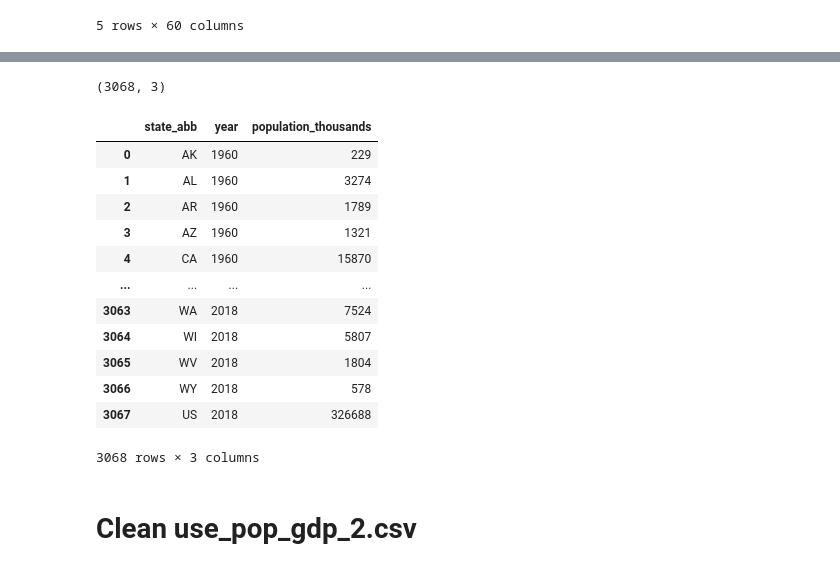
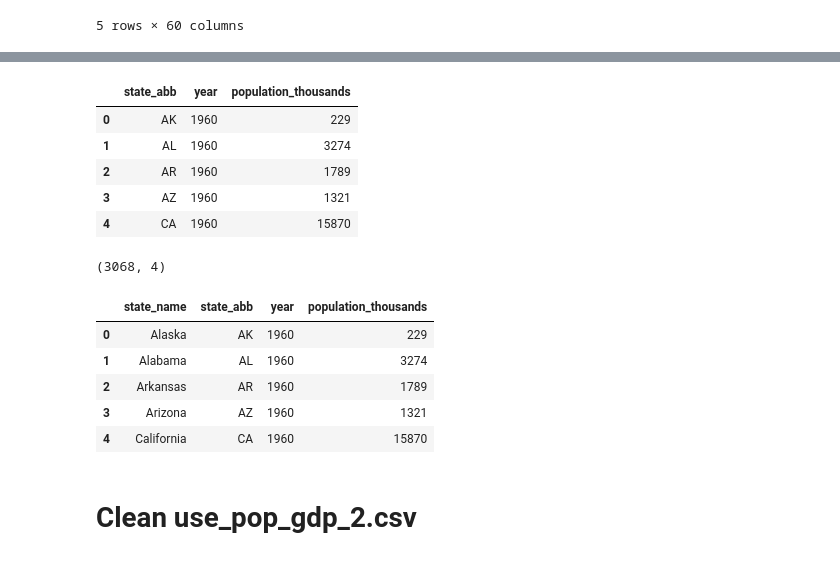
Before and after one commit to irenedepacina/final_project, a Jupyter notebook: ETL.ipynb, the cells around one changed output, grey strips where cells are left out. Saved outputs shown, nothing was run; the diff lists cells and outputs as text; code cells hidden in the pictures.

Commit message:
Added state name and abb columns to most tables

```diff
--- a/ETL.ipynb
+++ b/ETL.ipynb
@@ -252,30 +272,39 @@ dtype: int64
 # %%
 # Reshape the dataframe to a 3 column data frame using the pandas melt method
 df4 = pd.melt(df4, id_vars=['State'],
         value_vars= list(df4.columns[1:]),
         var_name='Year',
         value_name='population_thousands')
 
 # Rename the columns
 df4.columns = ['state_abb','year', 'population_thousands']
 
-print(df4.shape)
-df4
+df4.head()
 # %% [output]
-(3068, 3)
 |  | state_abb | year | population_thousands |
 | 0 | AK | 1960 | 229 |
 | 1 | AL | 1960 | 3274 |
 | 2 | AR | 1960 | 1789 |
 | 3 | AZ | 1960 | 1321 |
 | 4 | CA | 1960 | 15870 |
-| ... | ... | ... | ... |
-| 3063 | WA | 2018 | 7524 |
-| 3064 | WI | 2018 | 5807 |
-| 3065 | WV | 2018 | 1804 |
-| 3066 | WY | 2018 | 578 |
-| 3067 | US | 2018 | 326688 |
-3068 rows × 3 columns
+# %%
+# Add a state name column
+df4['state_name'] = df4['state_abb'].apply(lambda x: abb_name_dict[x])
+
+# Rearrange columns
+df4 = df4[['state_name','state_abb','year', 'population_thousands']].copy()
+
+print(df4.shape)
+
+df4.head()
+# %% [output]
+(3068, 4)
+|  | state_name | state_abb | year | population_thousands |
+| 0 | Alaska | AK | 1960 | 229 |
+| 1 | Alabama | AL | 1960 | 3274 |
+| 2 | Arkansas | AR | 1960 | 1789 |
+| 3 | Arizona | AZ | 1960 | 1321 |
+| 4 | California | CA | 1960 | 15870 |
 # %% [markdown]
 # Clean use_pop_gdp_2.csv
 # %%
```
Also changed, not shown: parts of 16 cells of this notebook, 6 other files.
